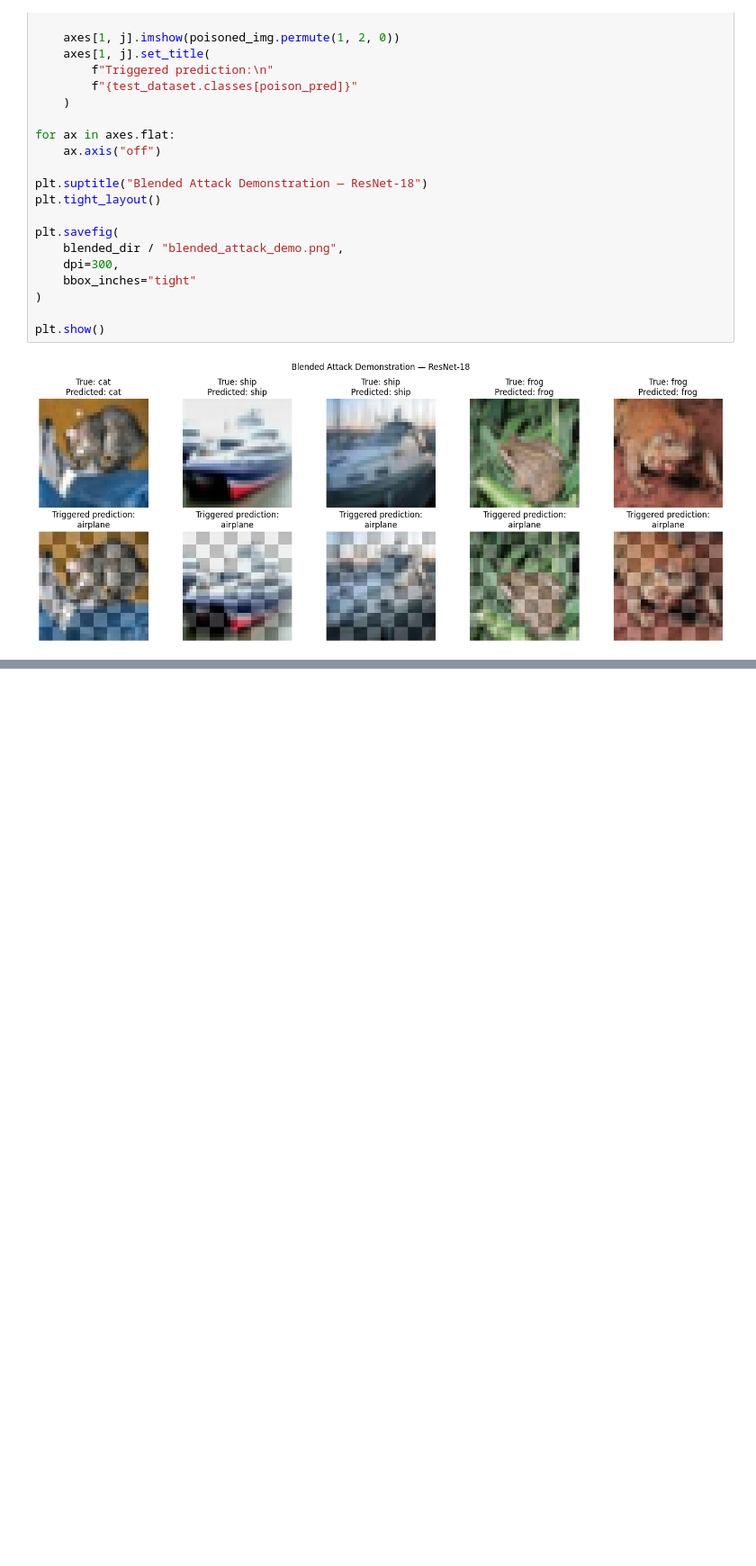
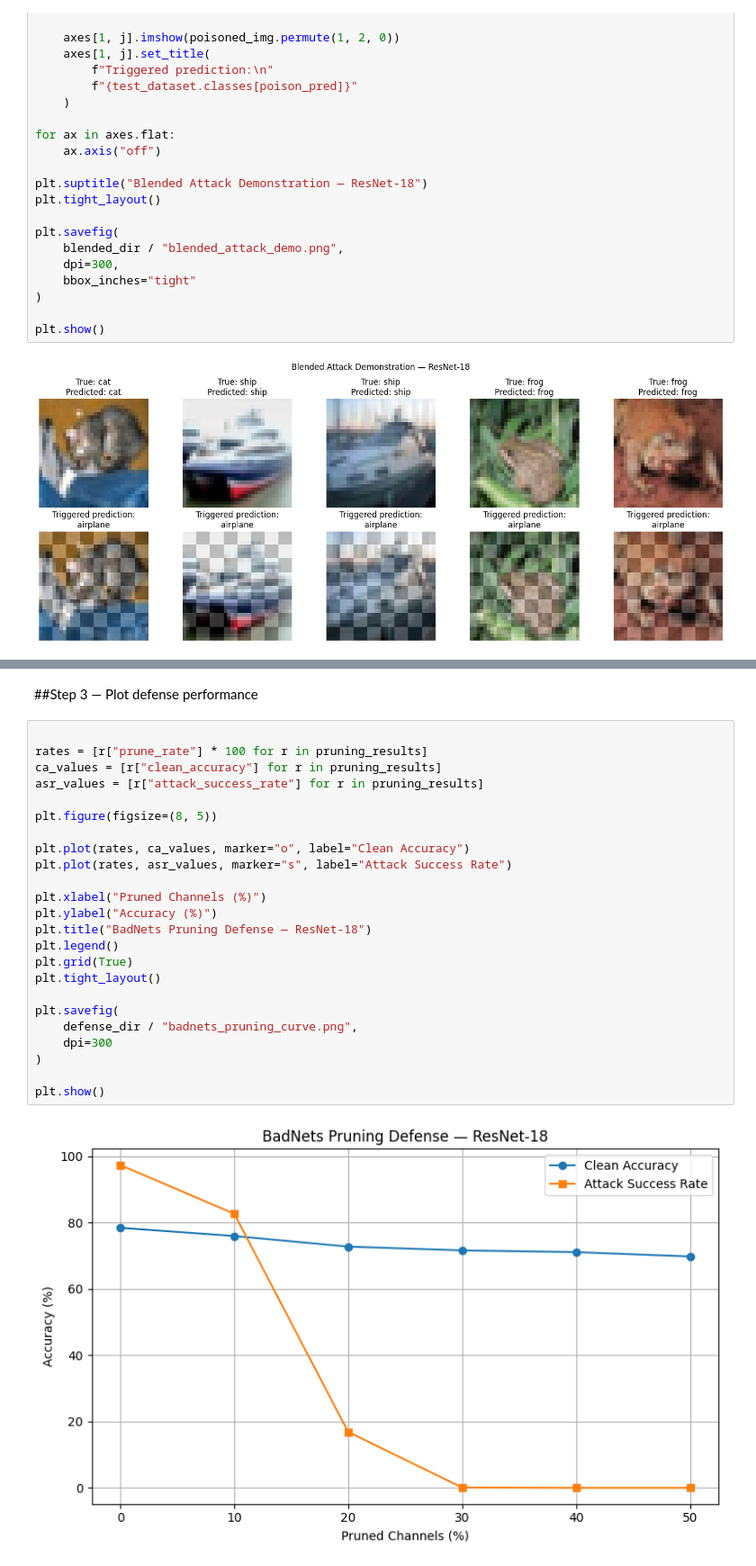
Before and after one commit to luisy-eng/ECE491_Lab3, a Jupyter notebook: ECE4_Lab3_BackdoorBox_Upload_Colab.ipynb, the cells around one changed output, grey strips where cells are left out. Shown at 90% size. Cells and saved outputs as stored; diff of their text form; blank space fills up the shorter version.

```diff
--- a/ECE4_Lab3_BackdoorBox_Upload_Colab.ipynb
+++ b/ECE4_Lab3_BackdoorBox_Upload_Colab.ipynb
@@ -1123,0 +2292,28 @@ plt.show()
+# %% [markdown]
+##Step 3 — Plot defense performance
+# %%
+
+rates = [r["prune_rate"] * 100 for r in pruning_results]
+ca_values = [r["clean_accuracy"] for r in pruning_results]
+asr_values = [r["attack_success_rate"] for r in pruning_results]
+
+plt.figure(figsize=(8, 5))
+
+plt.plot(rates, ca_values, marker="o", label="Clean Accuracy")
+plt.plot(rates, asr_values, marker="s", label="Attack Success Rate")
+
+plt.xlabel("Pruned Channels (%)")
+plt.ylabel("Accuracy (%)")
+plt.title("BadNets Pruning Defense — ResNet-18")
+plt.legend()
+plt.grid(True)
+plt.tight_layout()
+
+plt.savefig(
+    defense_dir / "badnets_pruning_curve.png",
+    dpi=300
+)
+
+plt.show()
+# %% [output]
+[figure, added]
```
Also changed, not shown: parts of 53 cells of this notebook.
